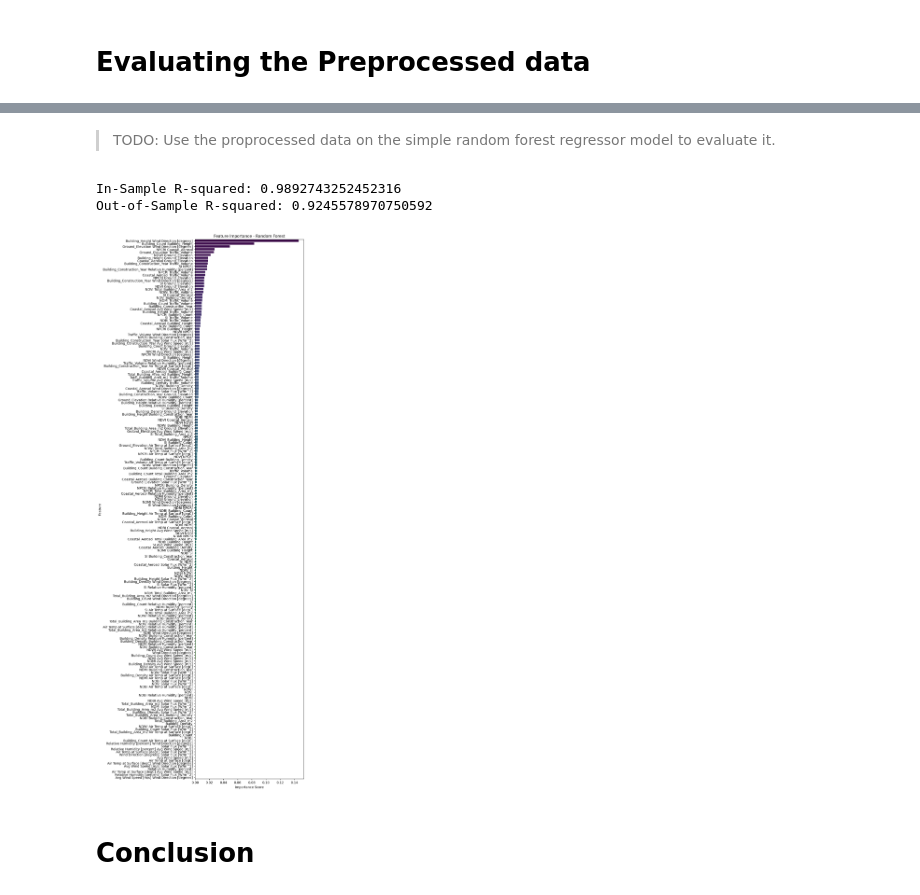
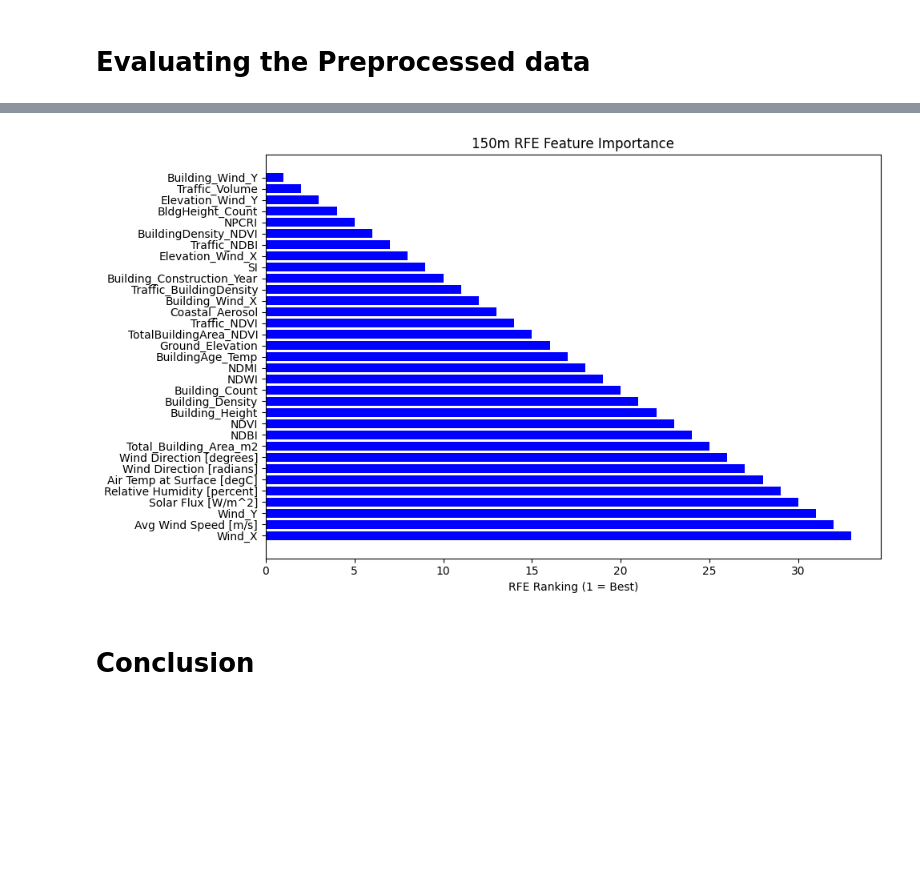
Before and after one commit to adamz312/cooling_with_code, a Jupyter notebook: 05_preprocessing.ipynb, the cells around one changed output, grey strips where cells are left out. Saved outputs shown, nothing was run; the diff lists cells and outputs as text; code cells hidden in the pictures; blank space fills up the shorter version.

```diff
--- a/05_preprocessing.ipynb
+++ b/05_preprocessing.ipynb
@@ -291,0 +389,3 @@ Here we see SMOGN over-sampled "minority" values and under-sampled "majority" va
+# %%
+dataset["Traffic_NDBI"] = dataset["Traffic_Volume"] * dataset["NDBI"]
+dataset["Traffic_BuildingDensity"] = dataset["Traffic_Volume"] * dataset["Building_Density"]
@@ -291,0 +399,2 @@ Here we see SMOGN over-sampled "minority" values and under-sampled "majority" va
+# %%
+dataset["BuildingAge_Temp"] = dataset["Building_Construction_Year"] * dataset["Air Temp at Surface [degC]"]
@@ -342,2 +454,0 @@ Out-Of-Sample Evaluation:
-# %% [markdown]
->TODO: Use the proprocessed data on the simple random forest regressor model to evaluate it.
@@ -362,52 +455,20 @@ preprocessed_dataset_interactions["UHI"] = y
-# %%
-# Split the new dataset into training and validation sets
-x_train, x_valid, y_train, y_valid = train_test_split(
-    preprocessed_dataset_interactions.drop(columns=["UHI"]).values,
-    preprocessed_dataset_interactions["UHI"].values,
-    test_size=VALID_SPLIT,
-    random_state=RANDOM_STATE
-)
-
-# Scale the data
-sc = StandardScaler()
-x_train = sc.fit_transform(x_train)
-x_valid = sc.transform(x_valid)
-
-# Train the Random Forest model on the training data
-rf_model = RandomForestRegressor(
-    n_estimators=100,
-    random_state=RANDOM_STATE,
-    criterion="squared_error")
-rf_model.fit(x_train, y_train)
-
-# Make Predictions & Evaluate
-print("In-Sample R-squared:", r2_score(y_train, rf_model.predict(x_train)))
-print("Out-of-Sample R-squared:", r2_score(y_valid, rf_model.predict(x_valid)))
-# %% [output]
-In-Sample R-squared: 0.9892743252452316
-Out-of-Sample R-squared: 0.9245578970750592
-# %%
-# Get feature importance
-feature_importance = rf_model.feature_importances_
-
-# Convert to DataFrame
-importance_df = pd.DataFrame({
-    'Feature': interaction_feature_names,  # Use feature names
-    'Importance': feature_importance
-})
-
-# Sort features by importance
-importance_df = importance_df.sort_values(by="Importance", ascending=False)
-
-# Plot
-plt.figure(figsize=(6, 30))
-sns.barplot(x=importance_df["Importance"], y=importance_df["Feature"], palette="viridis")
-plt.title("Feature Importance - Random Forest")
-plt.xlabel("Importance Score")
-plt.ylabel("Feature")
-plt.show()
-# %% [output]
-[figure, removed]
+# %%
+from tools.feature_selection import (
+    rfe_importance,
+    plot_rfe_importance)
+
+# Convert back to a DataFrame with original columns and index
+x_train_df = pd.DataFrame(x_train, columns=x_names)
+
+# Compute RFE feature ranking.
+rfe_df = rfe_importance(x_train_df, y_train, estimator=rf_model,
+                        n_features_to_select=1, step=1)
+
+# Plot the feature ranking.
+plt_obj = plot_rfe_importance(rfe_df, title='150m RFE Feature Importance')
+plt_obj.show()
+# %% [output]
+[figure, added]
 # %% [markdown]
 # Conclusion
 # %% [markdown]
```
Also changed, not shown: parts of 36 cells of this notebook.
